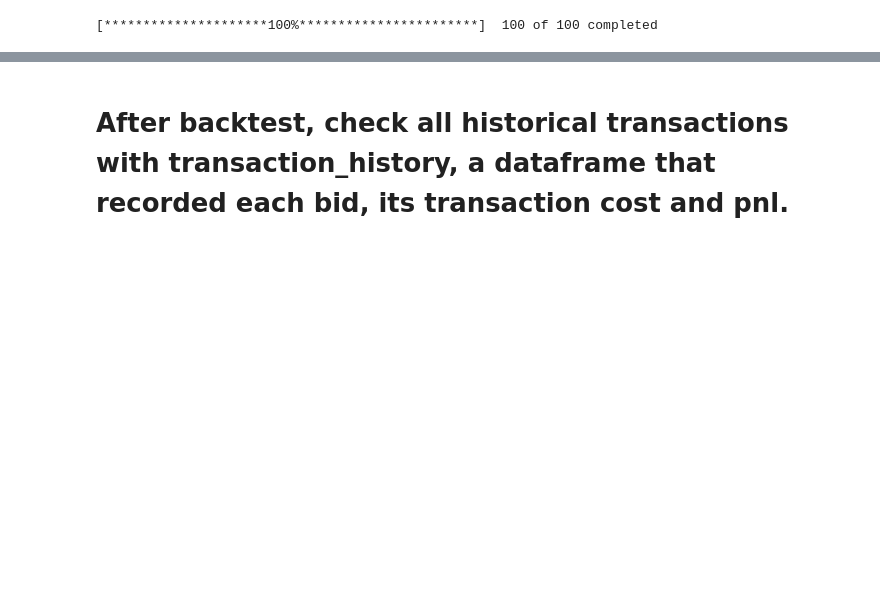
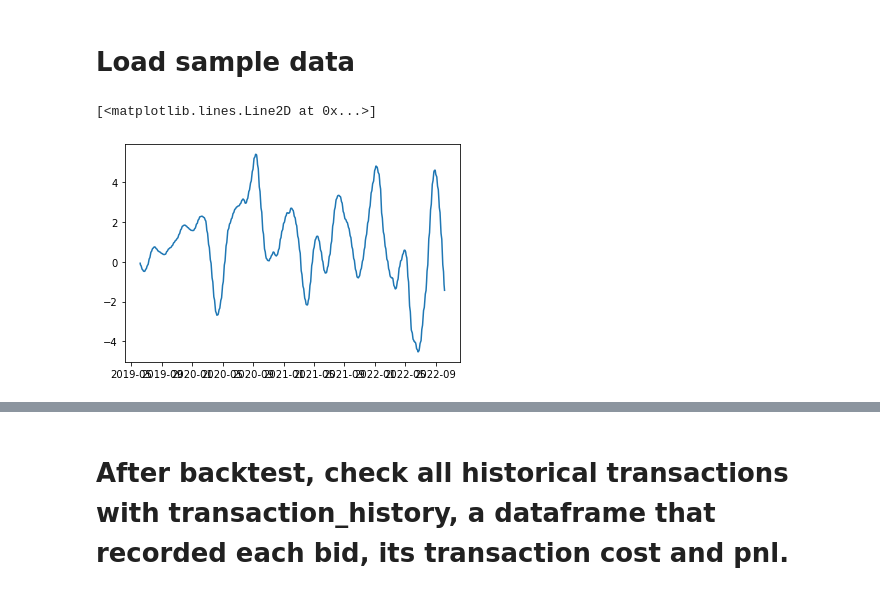
Before and after one commit to TigaJi/GeneralBacktest, a Jupyter notebook: Strategies/MACD/MACD.ipynb, the cells around one changed output, grey strips where cells are left out. Cells and saved outputs as stored; diff of their text form; code cells hidden in the pictures; blank space fills up the shorter version.

```diff
--- a/Strategies/MACD/MACD.ipynb
+++ b/Strategies/MACD/MACD.ipynb
@@ -11,33 +11,13 @@ import yfinance as yf
 import pandas_ta as ta
 #warnings.filterwarnings("ignore")
 from matplotlib.pyplot import figure
+# %% [markdown]
+# Load sample data
 # %%
 data = pd.read_csv("test_data.csv",index_col = 0)
 data.index = pd.to_datetime(data.index)
-# %%
-macd = data.ta.macd(close='AAPL', fast=12, slow=26, signal=9, append=False)
-# %%
-def get_data(tickers,length,interval):
-    data =  yf.download(tickers = tickers,
-    period = length, interval = interval, group_by = 'ticker',
-    auto_adjust = True,
-    prepost = False,
-    threads = True,
-    proxy = None
-)
-
-    data = data.loc[:, pd.IndexSlice[:, ['Close']]]
-
-    columns = data.columns.droplevel(1)
-
-    data.columns = columns
-
-    data.sort_index(axis = 1, inplace = True)
-    #data = data.reset_index(drop = True)
-    return data.dropna()
-
-with open("sp100tickers.pickle", "rb") as f:
-    tickers = pickle.load(f)
-data = get_data(tickers,'30d','15m')
-# %% [output]
-[*********************100%***********************]  100 of 100 completed
+# %%
+plt.plot(macd.macd['AAPL'])
+# %% [output]
+[<matplotlib.lines.Line2D at 0x...>]
+[figure, added]
```
Also changed, not shown: parts of 15 cells of this notebook, 8 other files.
